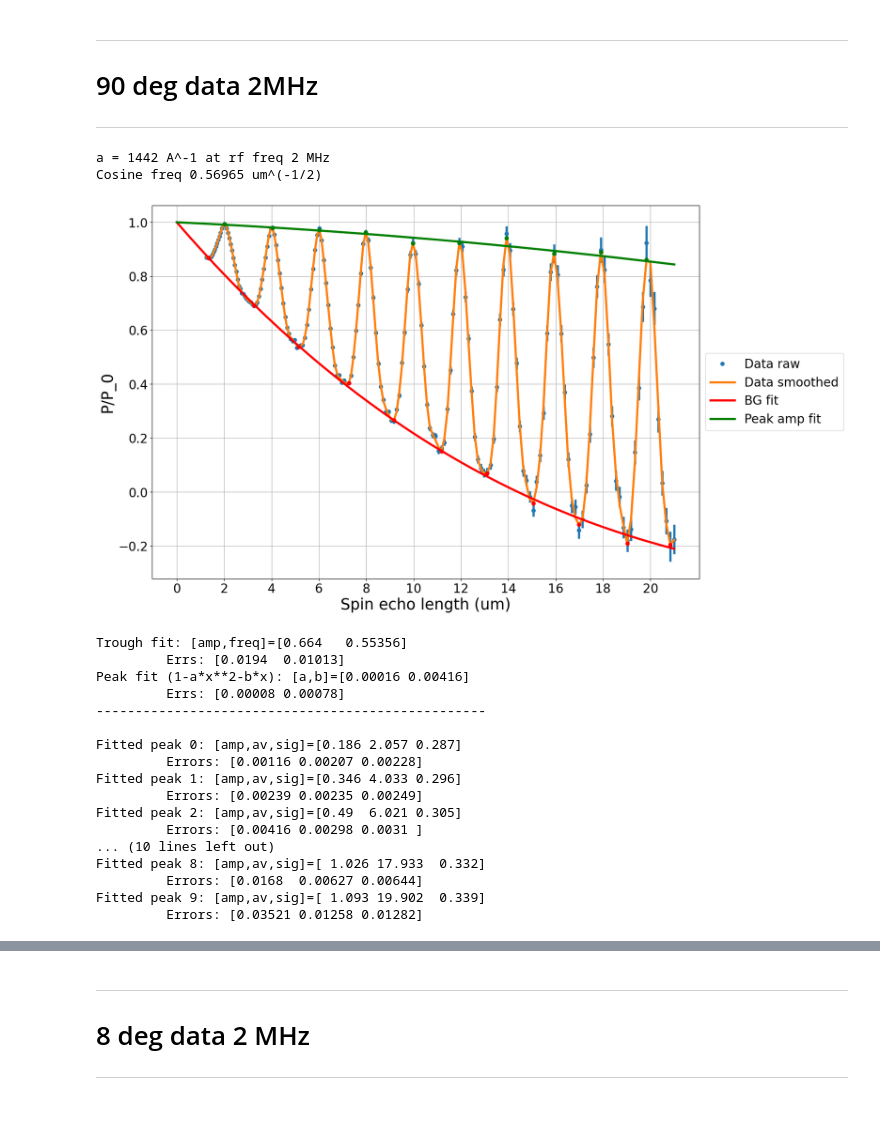
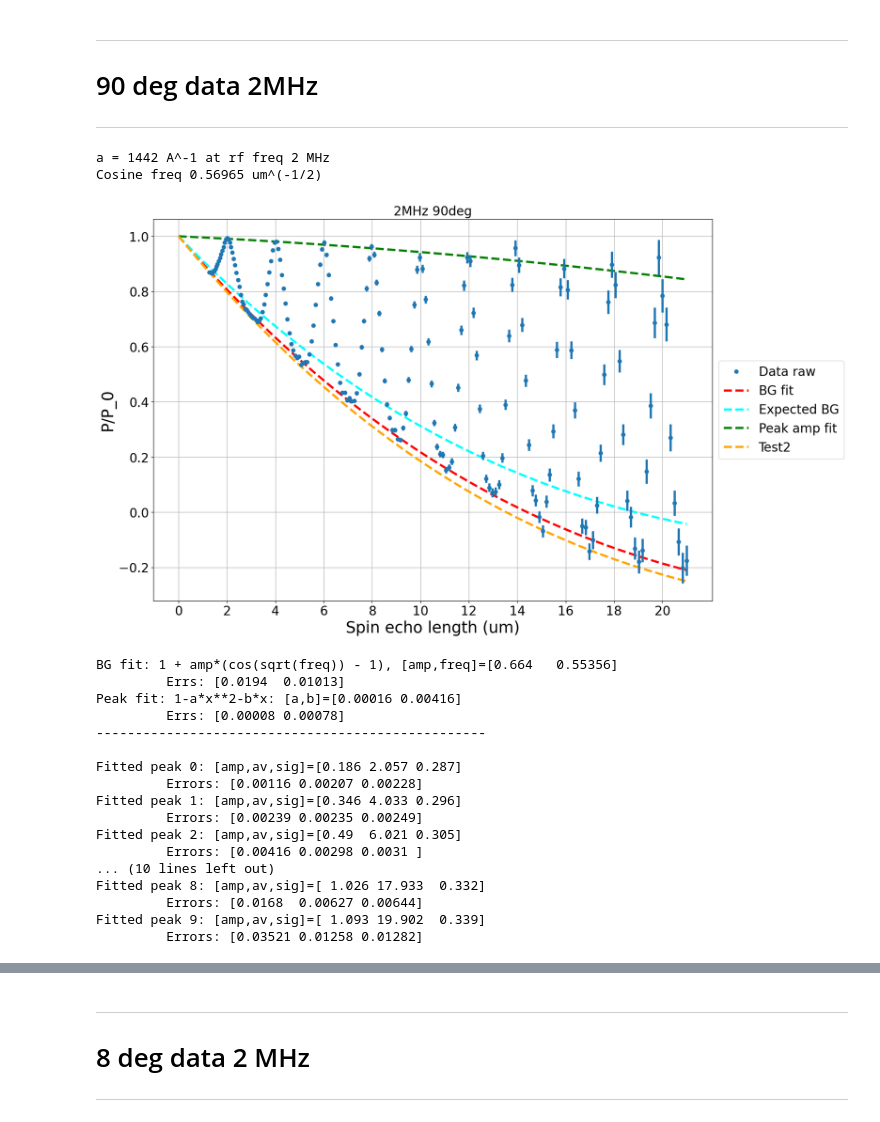
Before and after one commit to srmck/SESANS-coherence-length, a Jupyter notebook: Coherence_analysis.ipynb, the cells around one changed output, grey strips where cells are left out. Saved outputs shown, nothing was run; the diff lists cells and outputs as text; code cells hidden in the pictures.

Commit message:
More plots

```diff
--- a/Coherence_analysis.ipynb
+++ b/Coherence_analysis.ipynb
@@ -90,6 +90,9 @@ def get_BG_freq(temp_freq,deg,p=True):
 
 _ = get_BG_freq(2,40)
 _ = get_BG_freq(3,40)
+
+home_path = "C:\\Users\\samck\\Documents\\GitHub\\SESANS-coherence-length\\Processed data\\"
+work_path = "C:\\Users\\xsm\\Documents\\GitHub\\SESANS-coherence-length\\Processed data\\"
 # %% [output]
 a = 1442 A^-1 at rf freq 2 MHz
 Cosine freq 0.56965 um^(-1/2)
@@ -166,7 +169,7 @@ linear fit and error: [0.00104927 0.00336409],[0.0000054  0.00004562]
 # 90 deg data 2MHz
 ***
 # %%
-path = "C:\\Users\\xsm\\Documents\\GitHub\\SESANS-coherence-length\\Processed data\\"
+path = home_path
 file = "pols_2Mhz_90deg3.0_0.05_12.5.dat"
 
 with open(path+file) as f:
@@ -183,20 +186,37 @@ with open(path+file) as f:
     pk = pk[1:]  #remove false peaks
 
 fig, ax = plt.subplots()
-plt.plot(x,y,'o',label='Data raw',color='C0')
-plt.errorbar(x,y,e,color='C0',ls='none')
-plt.plot(x,s,'-',label='Data smoothed',color='C1')
-plt.plot(x[tr],s[tr],'o',color='red',zorder=10)
-plt.plot(x[pk],s[pk],'o',color='green',zorder=10)
+plt.plot(x,y,'o',label='Data raw',color='C0',zorder=5)
+plt.errorbar(x,y,e,color='C0',ls='none',zorder=5)
+#plt.plot(x,s,'-',label='Data smoothed',color='C1')
+#plt.plot(x[tr],s[tr],'o',ms=10,color='red',zorder=10)
+#plt.plot(x[pk],s[pk],'o',ms=10,color='green',zorder=10)
 
 guess_tr = [.65,get_BG_freq(2,40)[1]]  #sqrt spin echo length ratio in cosine
 parms_tr,err_tr = curve_fit(BG,x[tr],s[tr],p0=guess_tr,sigma=e[tr])
 guess_pk = [0,0]  #quad fit
 parms_pk,err_pk = curve_fit(quad,x[pk],s[pk],sigma=e[pk])
 
-plt.plot(x_tot,BG(x_tot,*parms_tr),color='red',label='BG fit')
-plt.plot(x_tot,quad(x_tot,*parms_pk),color='green',label='Peak amp fit')
+plt.plot(x_tot,BG(x_tot,*parms_tr),'--',color='red',label='BG fit')
+plt.plot(x_tot,BG(x_tot,.56,0.56965),'--',color='cyan',label='Expected BG')
+plt.plot(x_tot,quad(x_tot,*parms_pk),'--',color='green',label='Peak amp fit')
 
+
+"""xxxx=[0]+list(x[32:36])+list(x[59:63])
+yyyy=[1]+list(y[32:36])+list(y[59:63])
+eeee=[1e-3]+list(e[32:36])+list(y[59:63])
+
+plt.plot(xxxx,yyyy,'o',color='purple',ms=10)
+
+flat_fit,_ = curve_fit(BG,xxxx,yyyy,sigma=eeee,p0=[0.56,0.57])
+plt.plot(x_tot,BG(x_tot,*flat_fit),'--',color='black',label='Test')
+print(f'Flat line fit: {np.round(flat_fit,5)}')"""
+
+
+
+plt.plot(x_tot,BG(x_tot,*[.68,.56]),'--',color='orange',label='Test2')
+
+plt.title('2MHz 90deg')
 ax.legend(loc='center left', bbox_to_anchor=(1, 0.5))
 plt.xlabel('Spin echo length (um)')
 plt.ylabel('P/P_0')
@@ -204,9 +224,9 @@ ax.set_xticks(range(0,21,2))
 plt.grid()
 plt.show()
 
-print(f'Trough fit: [amp,freq]={np.round(parms_tr,5)}')
+print(f'BG fit: 1 + amp*(cos(sqrt(freq)) - 1), [amp,freq]={np.round(parms_tr,5)}')
 print(f'\t Errs: {np.round(np.sqrt(np.diag(err_tr)),5)}')
-print(f'Peak fit (1-a*x**2-b*x): [a,b]={np.round(parms_pk,5)}')
+print(f'Peak fit: 1-a*x**2-b*x: [a,b]={np.round(parms_pk,5)}')
 print(f'\t Errs: {np.round(np.sqrt(np.diag(err_pk)),5)}')
 print('-'*50 + '\n')
 
@@ -232,6 +252,7 @@ for indx,sep in enumerate(seperated):
     print(f'Fitted peak {indx}: [amp,av,sig]={np.round(ff,3)}')
     print(f'\t Errors: {np.round(np.sqrt(np.diag(errs)),5)}')
 
+plt.title('2MHz 90deg')
 plt.xlabel('Spin echo length (um)')
 plt.ylabel('P/P_0')
 plt.grid()
@@ -243,37 +264,37 @@ S_saved = np.copy(s)
 fparms_saved = np.copy(fparms)
 BG_parms_2_90 = np.copy(parms_tr)
 
 if False:
     #Asymmetric peak fitting, doesn't seem to work well
     fig, ax = plt.subplots()
     plt.xlabel('Spin echo length (um)')
     plt.ylabel('P/P_0')
     ax.set_xticks(range(0,21,2))
     plt.grid()
 
     plt.plot(x,subtracted,'--',color='black')
     #uses same peaks found in symmetric fitting section
 
     fparms = []
     for indx,sep in enumerate(seperated):
         plt.plot(x[sep],np.zeros(len(sep)),'o',color='black',zorder=10)  #peak fit domain
 
         guess = [.5,x[sep[indx]],.7,-.1]
         ffa,aerrs = curve_fit(asyg,x[sep],subtracted[sep],p0=guess)
         #plt.plot(x,asyg(x,*guess),'--',color=f'C{indx}')
         plt.plot(x,asyg(x,*ffa),color=f'C{indx}')
 
         print(f'Fitted peak {indx}: [amp,av,sig,a]={np.round(ffa,3)}')
         print(f'\t Errors: {np.round(np.sqrt(np.diag(aerrs)),5)}')
 
     plt.show()
 # %% [output]
 a = 1442 A^-1 at rf freq 2 MHz
 Cosine freq 0.56965 um^(-1/2)
-[figure, old version]
+[figure, new version]
-Trough fit: [amp,freq]=[0.664   0.55356]
+BG fit: 1 + amp*(cos(sqrt(freq)) - 1), [amp,freq]=[0.664   0.55356]
          Errs: [0.0194  0.01013]
-Peak fit (1-a*x**2-b*x): [a,b]=[0.00016 0.00416]
+Peak fit: 1-a*x**2-b*x: [a,b]=[0.00016 0.00416]
          Errs: [0.00008 0.00078]
 --------------------------------------------------
 
```
Also changed, not shown: parts of 9 cells of this notebook.
